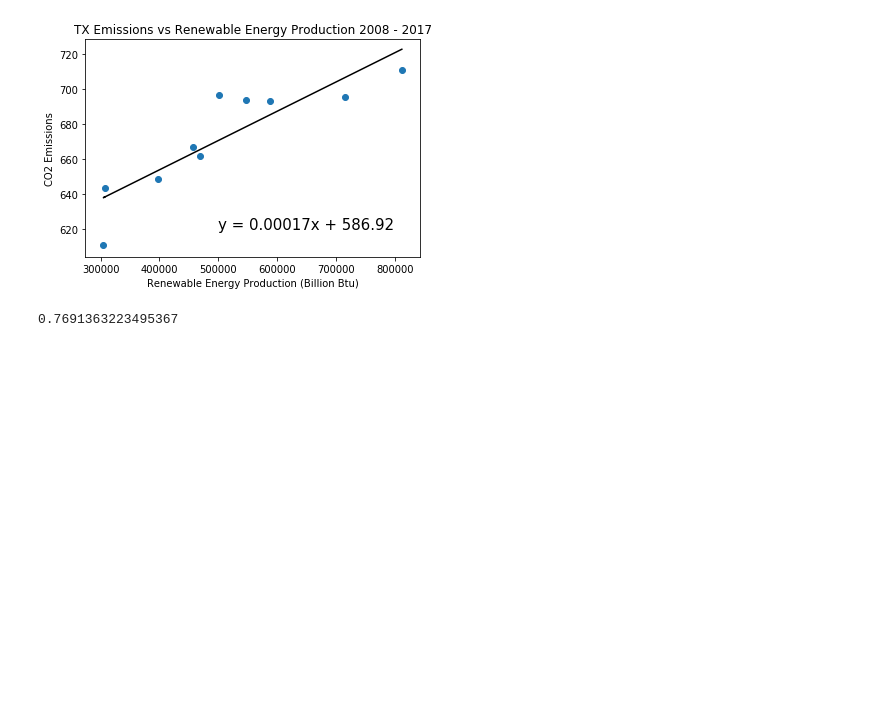
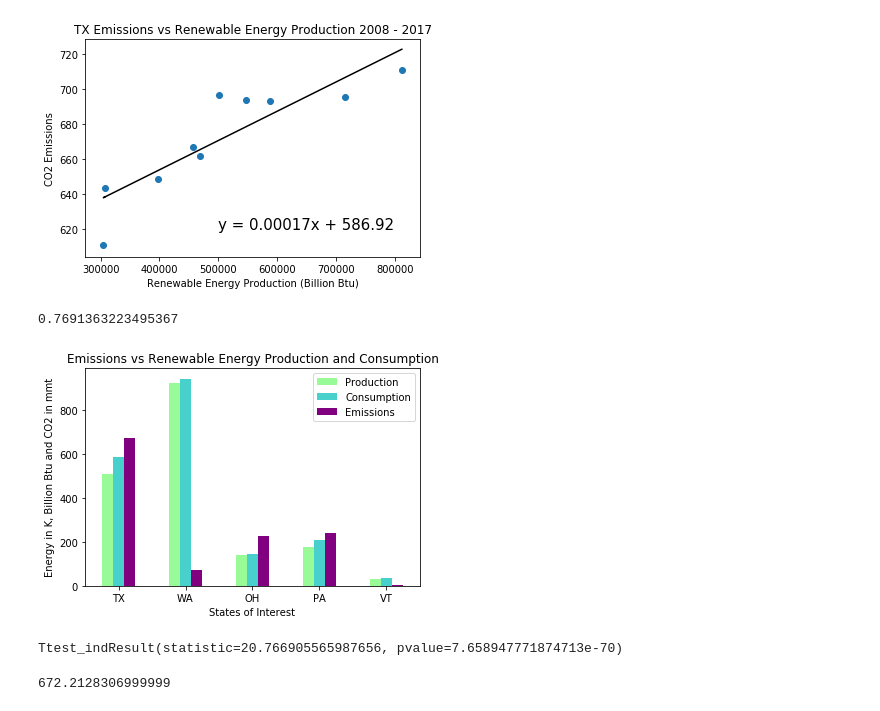
Before and after one commit to Asia-Hewett/solar_v_emissions_project, a Jupyter notebook: Renewable_Production_Hypothesis/production_vs_emissions.ipynb, the cells around one changed output. Drawn from its saved outputs; the diff is of its cells as text; code cells hidden in the pictures; blank space fills up the shorter version.

```diff
--- a/Renewable_Production_Hypothesis/production_vs_emissions.ipynb
+++ b/Renewable_Production_Hypothesis/production_vs_emissions.ipynb
@@ -63,3 +69,5 @@ emissions_state_df.set_index("State")
 | WV | 110.594707 | 89.630784 | 100.698847 | 98.008519 | 92.316140 | 94.564922 | 100.288202 | 92.380483 | 94.915057 | 91.329383 |
 | WI | 104.640077 | 95.681722 | 98.088825 | 97.221495 | 90.023683 | 100.629390 | 100.917239 | 99.705995 | 95.500802 | 98.217587 |
 | WY | 66.814805 | 63.583423 | 65.148526 | 63.954748 | 66.240255 | 68.361649 | 65.481949 | 63.560568 | 60.801386 | 61.015161 |
+# %%
+emissions_nostate=emissions_state_df[['2008','2009','2010','2011','2012','2013','2014','2015','2016','2017']]
@@ -112,6 +125,8 @@ consumption_state_df.set_index("State")
 | WV | 33587 | 50902 | 52218 | 53543 | 51399 | 61073 | 57172 | 45008 | 47851 | 50017 | 53701 |
 | WI | 160024 | 153703 | 188117 | 186278 | 177578 | 188087 | 194798 | 198018 | 197759 | 194795 | 199559 |
 | WY | 22477 | 35036 | 45927 | 61745 | 55378 | 54732 | 55969 | 52328 | 58492 | 59437 | 54917 |
+# %%
+consumption_nostate=consumption_state_df[['2008','2009','2010','2011','2012','2013','2014','2015','2016','2017']]
 # %%
 # indices
 # positive OH[35] PA[38] IN[14] GA[10] Il[13]
@@ -175,3 +197,36 @@ print(rvalue**2)
 # %% [output]
 [figure]
 0.7691363223495367
+# %%
+
+mean_production = [(renewable_nostate.iloc[43].mean()/1000),(renewable_nostate.iloc[47].mean()/1000),(renewable_nostate.iloc[35].mean()/1000),(renewable_nostate.iloc[38].mean()/1000), (renewable_nostate.iloc[45].mean()/1000)]
+mean_consumption = [(consumption_nostate.iloc[43].mean()/1000),(consumption_nostate.iloc[47].mean()/1000),(consumption_nostate.iloc[35].mean()/1000),(consumption_nostate.iloc[38].mean()/1000), (consumption_nostate.iloc[45].mean()/1000)]
+mean_emissions = [(emissions_nostate.iloc[43].mean()),(emissions_nostate.iloc[47].mean()),(emissions_nostate.iloc[35].mean()),(emissions_nostate.iloc[38].mean()), (emissions_nostate.iloc[45].mean())]
+# %%
+mean_consumption
+x_list = ["TX", "WA", "OH", "PA", "VT"]
+tick_val = np.arange(len(x_list))
+# %%
+total_renew_df = pd.DataFrame ({
+    "Production": mean_production,
+    "Consumption": mean_consumption,
+    "Emissions": mean_emissions
+})
+total_renew_df.plot.bar(rot=0,color=['palegreen','mediumturquoise','purple'])
+plt.title("Emissions vs Renewable Energy Production and Consumption")
+plt.xticks(ticks=tick_val, labels=x_list)
+plt.xlabel("States of Interest")
+plt.ylabel("Energy in K, Billion Btu and CO2 in mmt")
+plt.savefig("bar_chart.png")
+plt.show()
+# %% [output]
+[figure, added]
+# %%
+stats.ttest_ind(x_values, y_values, equal_var=False)
+# %% [output]
+Ttest_indResult(statistic=20.766905565987656, pvalue=7.658947771874713e-70)
+# %%
+avgvalues = list(averages.values)
+averages.max()
+# %% [output]
+672.2128306999999
```
Also changed, not shown: parts of 11 cells of this notebook, 15 other files.
